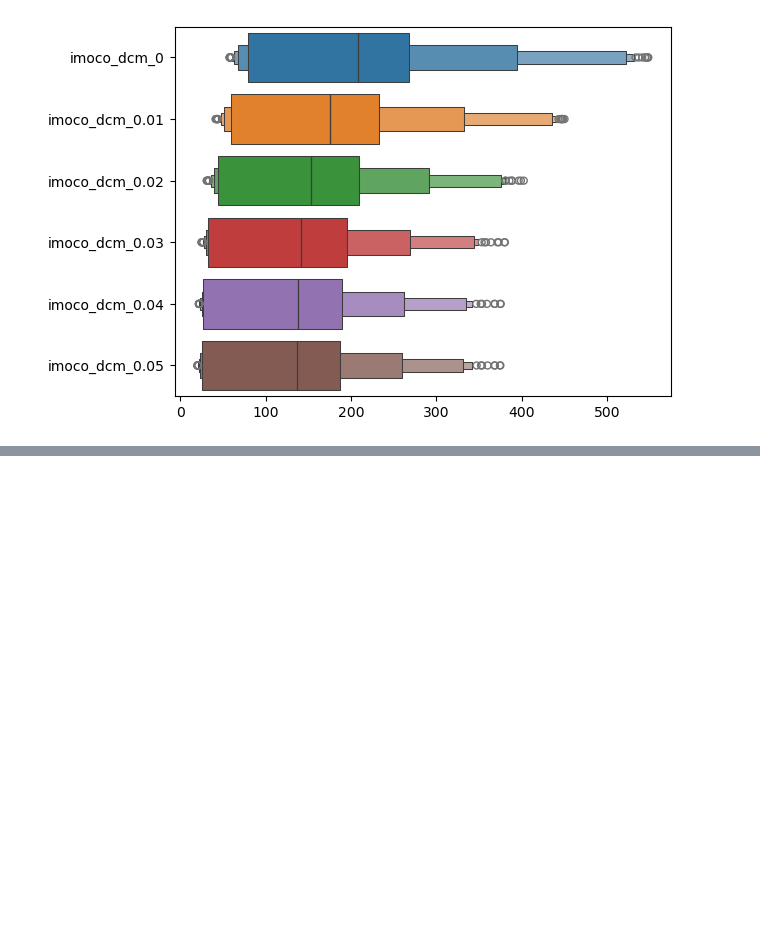
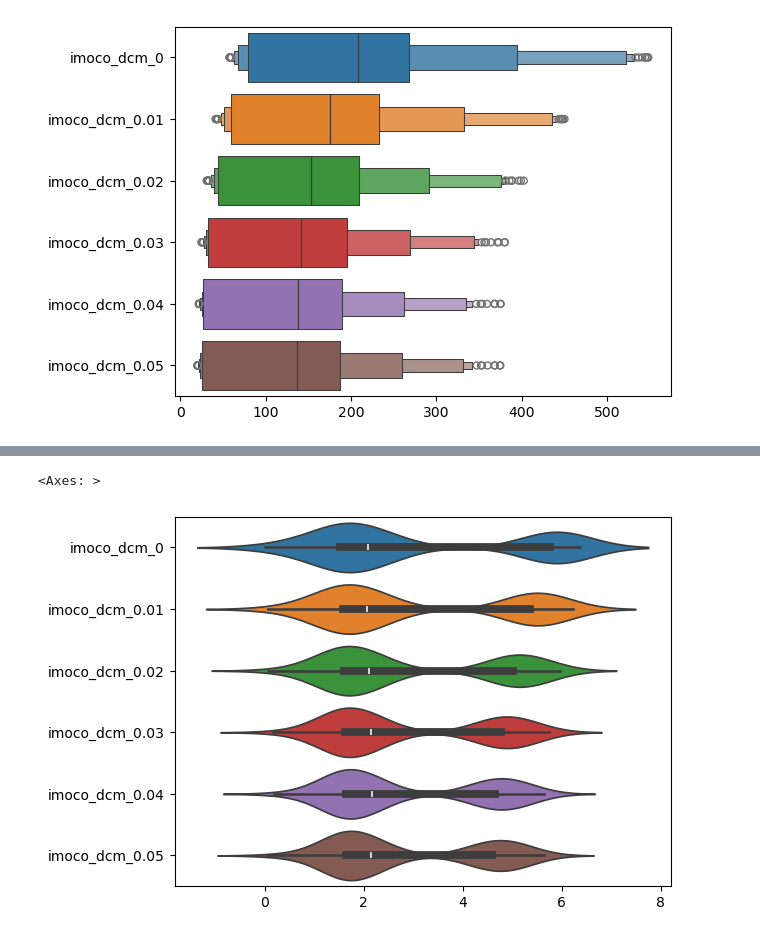
Before and after one commit to akshdeepsandhu/MRI, a Jupyter notebook: src/imoco_metrics/alt-metrics.ipynb, the cells around one changed output, grey strips where cells are left out. Drawn from its saved outputs; the diff is of its cells as text; code cells hidden in the pictures; blank space fills up the shorter version.

```diff
--- a/src/imoco_metrics/alt-metrics.ipynb
+++ b/src/imoco_metrics/alt-metrics.ipynb
@@ -199,0 +230,41 @@ This is a bit less clear, but again the lower DCM values tend to have higher gra
+# %%
+from skimage.filters.rank import entropy
+from skimage.morphology import disk
+from skimage import img_as_ubyte
+import numpy as np
+import warnings
+
+def mean_entropy(slice):
+    with warnings.catch_warnings():
+        warnings.simplefilter("ignore")
+        slice_uint8 = img_as_ubyte(slice)
+    return entropy(img_as_ubyte(slice_uint8), disk(35)).mean()
+
+def region_std(slice, region_size = 75):
+    h, w = slice.shape
+    x_start , y_start = h // 2 - region_size // 2, w // 2 - region_size // 2
+    region = slice[x_start:x_start + region_size, y_start:y_start + region_size]
+    return np.std(region)
+
+
+def dcm_entropy(dicom_vol):
+    return [mean_entropy(dicom_vol[slice, : , :]) for slice in range(dicom_vol.shape[0])]
+
+def dcm_std(dicom_vol):
+    return [region_std(dicom_vol[slice, : , :]) for slice in range(dicom_vol.shape[0])]
+# %%
+base_folder = '/Users/akshdeepsandhu/Desktop/imoco_lammy_testing/imrh_0110b/'
+lammy_entropy = {}
+lammy_std = {}
+
+for folder_name in sorted(os.listdir(base_folder)):
+    if folder_name.startswith('imoco_dcm_'):
+        folder_path = os.path.join(base_folder,folder_name)
+        dicom_vol  = load_dicom_series(folder_path)
+        lammy_entropy[folder_name] = dcm_entropy(dicom_vol)
+        lammy_std[folder_name] = dcm_std(dicom_vol)
+# %%
+sns.violinplot(pd.DataFrame(lammy_entropy), orient='h')
+# %% [output]
+<Axes: >
+[figure, added]
```
Also changed, not shown: parts of 11 cells of this notebook.
